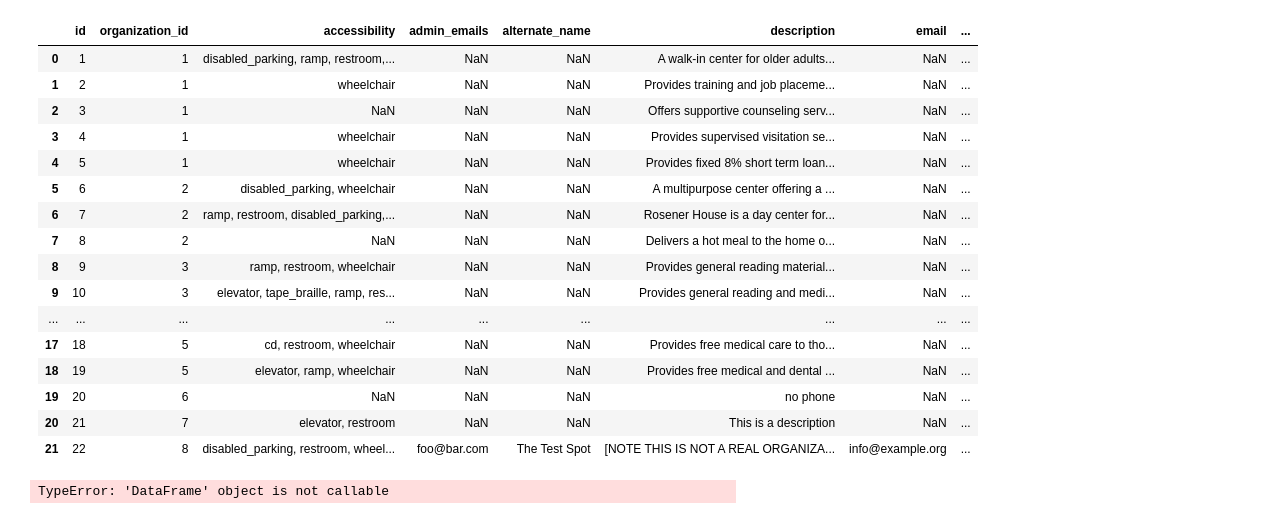
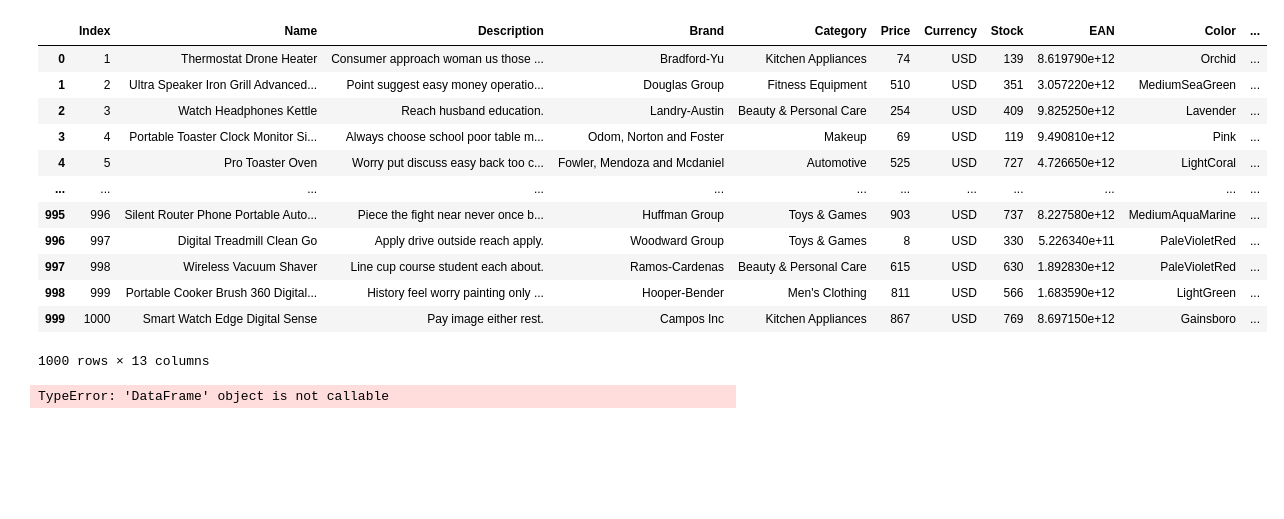
Before and after one commit to sohail06md/DS-LE06, a Jupyter notebook: Pandas.ipynb, the cells around one changed output. Drawn from its saved outputs; the diff is of its cells as text; code cells hidden in the pictures; blank space fills up the shorter version.

```diff
--- a/Pandas.ipynb
+++ b/Pandas.ipynb
@@ -30,23 +17,19 @@ ls
 # %%
-pd.read_csv('locations.csv')
+pd.read_csv('products.csv')
 # %% [output]
-|  | id | organization_id | accessibility | admin_emails | alternate_name | description | email | ... |
-| 0 | 1 | 1 | disabled_parking, ramp, restroom,... | NaN | NaN | A walk-in center for older adults... | NaN | ... |
-| 1 | 2 | 1 | wheelchair | NaN | NaN | Provides training and job placeme... | NaN | ... |
-| 2 | 3 | 1 | NaN | NaN | NaN | Offers supportive counseling serv... | NaN | ... |
-| 3 | 4 | 1 | wheelchair | NaN | NaN | Provides supervised visitation se... | NaN | ... |
-| 4 | 5 | 1 | wheelchair | NaN | NaN | Provides fixed 8% short term loan... | NaN | ... |
-| 5 | 6 | 2 | disabled_parking, wheelchair | NaN | NaN | A multipurpose center offering a ... | NaN | ... |
-| 6 | 7 | 2 | ramp, restroom, disabled_parking,... | NaN | NaN | Rosener House is a day center for... | NaN | ... |
-| 7 | 8 | 2 | NaN | NaN | NaN | Delivers a hot meal to the home o... | NaN | ... |
-| 8 | 9 | 3 | ramp, restroom, wheelchair | NaN | NaN | Provides general reading material... | NaN | ... |
-| 9 | 10 | 3 | elevator, tape_braille, ramp, res... | NaN | NaN | Provides general reading and medi... | NaN | ... |
-| ... | ... | ... | ... | ... | ... | ... | ... | ... |
-| 17 | 18 | 5 | cd, restroom, wheelchair | NaN | NaN | Provides free medical care to tho... | NaN | ... |
-| 18 | 19 | 5 | elevator, ramp, wheelchair | NaN | NaN | Provides free medical and dental ... | NaN | ... |
-| 19 | 20 | 6 | NaN | NaN | NaN | no phone | NaN | ... |
-| 20 | 21 | 7 | elevator, restroom | NaN | NaN | This is a description | NaN | ... |
-| 21 | 22 | 8 | disabled_parking, restroom, wheel... | foo@bar.com | The Test Spot | [NOTE THIS IS NOT A REAL ORGANIZA... | info@example.org | ... |
+|  | Index | Name | Description | Brand | Category | Price | Currency | Stock | EAN | Color | ... |
+| 0 | 1 | Thermostat Drone Heater | Consumer approach woman us those ... | Bradford-Yu | Kitchen Appliances | 74 | USD | 139 | 8.619790e+12 | Orchid | ... |
+| 1 | 2 | Ultra Speaker Iron Grill Advanced... | Point suggest easy money operatio... | Douglas Group | Fitness Equipment | 510 | USD | 351 | 3.057220e+12 | MediumSeaGreen | ... |
+| 2 | 3 | Watch Headphones Kettle | Reach husband education. | Landry-Austin | Beauty & Personal Care | 254 | USD | 409 | 9.825250e+12 | Lavender | ... |
+| 3 | 4 | Portable Toaster Clock Monitor Si... | Always choose school poor table m... | Odom, Norton and Foster | Makeup | 69 | USD | 119 | 9.490810e+12 | Pink | ... |
+| 4 | 5 | Pro Toaster Oven | Worry put discuss easy back too c... | Fowler, Mendoza and Mcdaniel | Automotive | 525 | USD | 727 | 4.726650e+12 | LightCoral | ... |
+| ... | ... | ... | ... | ... | ... | ... | ... | ... | ... | ... | ... |
+| 995 | 996 | Silent Router Phone Portable Auto... | Piece the fight near never once b... | Huffman Group | Toys & Games | 903 | USD | 737 | 8.227580e+12 | MediumAquaMarine | ... |
+| 996 | 997 | Digital Treadmill Clean Go | Apply drive outside reach apply. | Woodward Group | Toys & Games | 8 | USD | 330 | 5.226340e+11 | PaleVioletRed | ... |
+| 997 | 998 | Wireless Vacuum Shaver | Line cup course student each about. | Ramos-Cardenas | Beauty & Personal Care | 615 | USD | 630 | 1.892830e+12 | PaleVioletRed | ... |
+| 998 | 999 | Portable Cooker Brush 360 Digital... | History feel worry painting only ... | Hooper-Bender | Men's Clothing | 811 | USD | 566 | 1.683590e+12 | LightGreen | ... |
+| 999 | 1000 | Smart Watch Edge Digital Sense | Pay image either rest. | Campos Inc | Kitchen Appliances | 867 | USD | 769 | 8.697150e+12 | Gainsboro | ... |
+1000 rows × 13 columns
 # %%
 ds=pd.read_csv(r'C:\Users\admin\Downloads\addresses.csv')
 # %%
```
Also changed, not shown: parts of 3 cells of this notebook, 1 other file.
